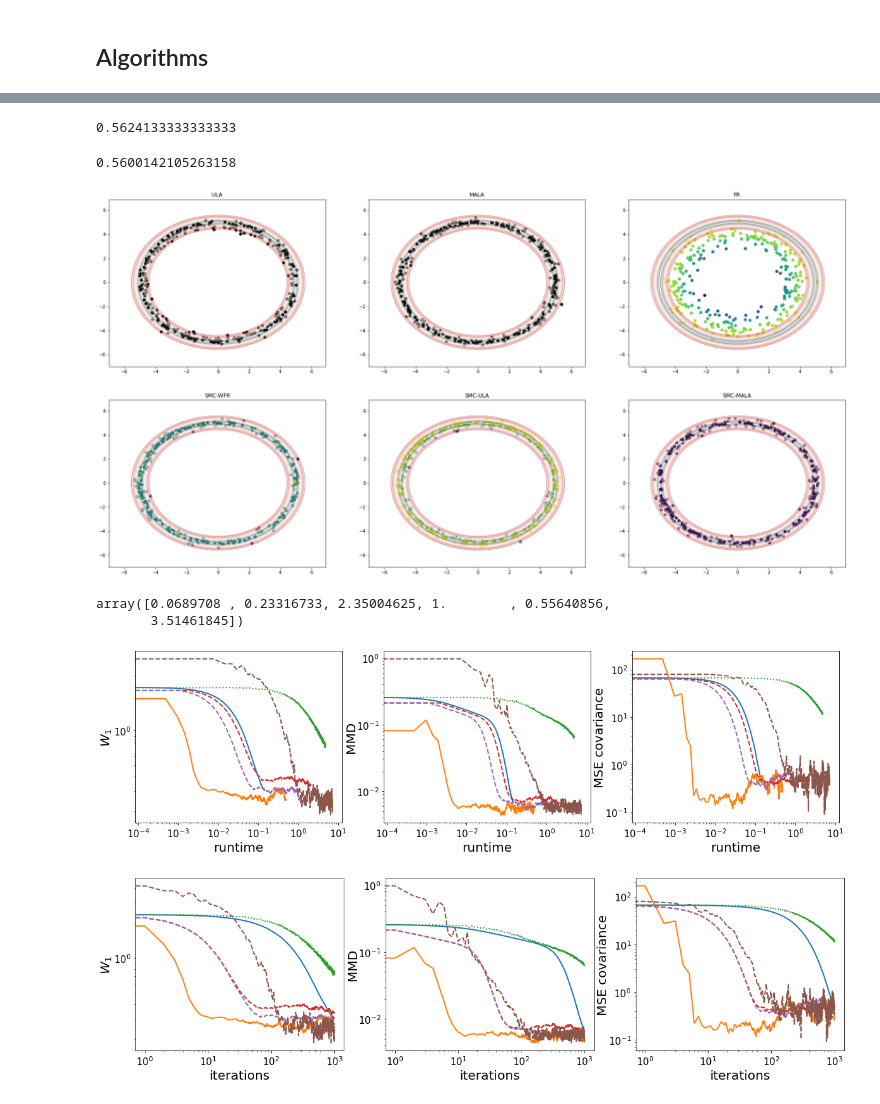
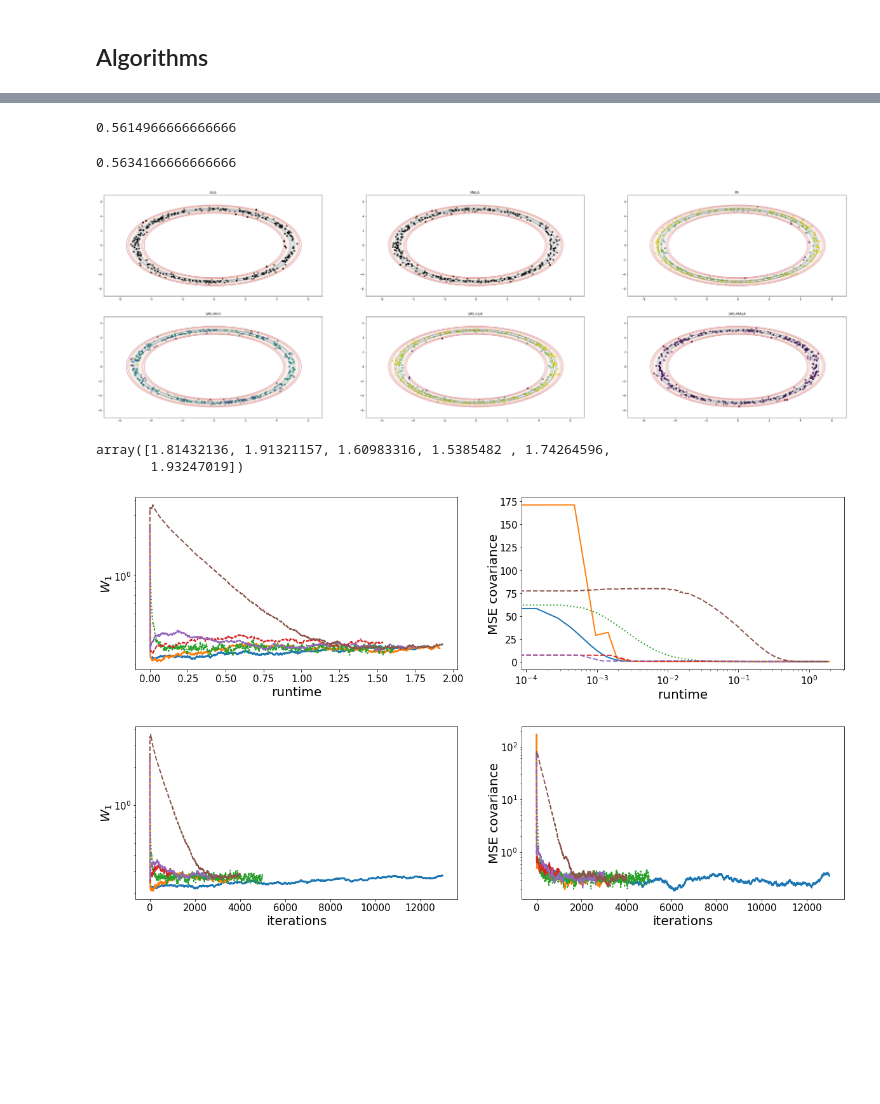
Before and after one commit to FrancescaCrucinio/SMC-WFR, a Jupyter notebook: Donut/Donut_FlowComparison.ipynb, the cells around one changed output, grey strips where cells are left out. Saved outputs shown, nothing was run; the diff lists cells and outputs as text; code cells hidden in the pictures; blank space fills up the shorter version.

```diff
--- a/Donut/Donut_FlowComparison.ipynb
+++ b/Donut/Donut_FlowComparison.ipynb
@@ -39,11 +42,11 @@ true_sample = 16*np.random.uniform(size = (100000, d))-8
 true_weight = rs.exp_and_normalise(algo.logpi_donut(true_sample.T, ystar, sigma))
 # %%
 Niter = 1000
-gamma = 0.0001
+gamma = 0.005
 N = 300
 X0 = np.random.multivariate_normal(np.zeros(d), np.eye(d), size = N)
 
-nmcmc = 20
+nmcmc = 10
 # %%
 ancestors = rs.resampling('stratified', true_weight, N)
 true_sample = true_sample[ancestors, :]
@@ -55,17 +58,17 @@ plt.scatter(true_sample[:,0], true_sample[:,1]);
 # %%
 true_variance = np.cov(true_sample, rowvar = False)
 # %%
-Niter_ula = Niter
-Niter_mala = Niter
-Niter_fr = Niter
-Niter_smcula = Niter
-Niter_smcmala = Niter
+Niter_ula = 13*Niter
+Niter_mala = 4*Niter
+Niter_fr = 5*Niter
+Niter_smcula = 3*Niter
+Niter_smcmala = 4*Niter
 # %%
 gamma_mala = 0.055
 gamma_smcmala = 0.055
 # %%
 Nalgo = 6
-Nrep = 5
+Nrep = 50
 
 ula_chain = np.zeros((Nrep, Niter_ula, d, N))
 mala_chain = np.zeros((Nrep, Niter_mala, d, N))
@@ -93,7 +96,7 @@ for i in range(Nrep):
     runtime[i, 1] = end-start
     ## SMC-FR
     start = time.time()
-    fr_x[i,:], fr_w[i,:] = algo.SMC_FR(gamma, Niter_fr, ystar, sigma, X0, nmcmc)
+    fr_x[i,:], fr_w[i,:] = algo.SMC_FR(gamma, Niter_fr, ystar, sigma, X0, 1)
     end = time.time()
     runtime[i, 2] = end-start
     ### SMC-WFR
@@ -108,20 +111,20 @@ for i in range(Nrep):
     runtime[i, 4] = end-start
     ### SMC-MALA
     start = time.time()
-    smcmala_x[i,:], smcmala_w[i,:], accepted_smcmala = algo.SMC_MALA(gamma_smcmala, Niter_smcmala, ystar, sigma, X0, nmcmc)
+    smcmala_x[i,:], smcmala_w[i,:], accepted_smcmala = algo.SMC_MALA(gamma_smcmala, Niter_smcmala, ystar, sigma, X0, 1)
     end = time.time()
     runtime[i, 5] = end-start
 # %%
 np.mean(np.sum(accepted_mala, axis = 0)/Niter_mala)
 # %% [output]
-0.5624133333333333
+0.5614966666666666
 # %%
 np.mean(np.sum(accepted_smcmala, axis = 0)/Niter_smcmala)
 # %% [output]
-0.5600142105263158
+0.5634166666666666
 # %%
 i = Nrep-1
-plt.figure(figsize = (12,6))
+plt.figure(figsize = (20,6))
 plt.subplot(2, 3, 1)
 plt.contour(x, y, z, 15, cmap='RdGy', alpha = 0.5)
 plt.scatter(ula_chain[i, -1, 0, :], ula_chain[i, -1, 1, :], color = 'black');
@@ -129,40 +132,40 @@ plt.title('ULA')
 plt.subplot(2, 3, 2)
 plt.contour(x, y, z, 15, cmap='RdGy', alpha = 0.5)
 plt.scatter(mala_chain[i, -1, 0, :], mala_chain[i, -1, 1, :], color = 'black');
 plt.title('MALA')
 plt.subplot(2, 3, 3)
 plt.contour(x, y, z, 15, cmap='RdGy', alpha = 0.5)
 plt.scatter(fr_x[i, -1, 0, :], fr_x[i, -1, 1, :], c = fr_w[i, -1, :]);
 plt.title('FR')
 plt.subplot(2, 3, 4)
 plt.contour(x, y, z, 15, cmap='RdGy', alpha = 0.5)
 plt.scatter(wfr_x[i, -1, 0, :], wfr_x[i, -1, 1, :], c = wfr_w[i, -1, :]);
 plt.title('SMC-WFR')
 plt.subplot(2, 3, 5)
 plt.contour(x, y, z, 15, cmap='RdGy', alpha = 0.5)
 plt.scatter(smcula_x[i, -1, 0, :], smcula_x[i, -1, 1, :], c = smcula_w[i, -1, :]);
 plt.title('SMC-ULA')
 plt.subplot(2, 3, 6)
 plt.contour(x, y, z, 15, cmap='RdGy', alpha = 0.5)
 plt.scatter(smcmala_x[i, -1, 0, :], smcmala_x[i, -1, 1, :], c = smcmala_w[i, -1, :]);
 plt.title('SMC-MALA')
 # plt.colorbar();
 plt.subplots_adjust(left=-1,
                     bottom=-1,
                     right=0.9,
                     top=0.9,
                     wspace=0.2,
                     hspace=0.2)
 plt.show()
 # plt.savefig("GaussianMixture4Modes.pdf")
 # %% [output]
-[figure, old version]
+[figure, new version]
 # %%
 avg_runtime = np.mean(runtime, axis = 0)
-avg_runtime/avg_runtime[3]
+avg_runtime
 # %% [output]
-array([0.0689708 , 0.23316733, 2.35004625, 1.        , 0.55640856,
-       3.51461845])
+array([1.81432136, 1.91321157, 1.60983316, 1.5385482 , 1.74264596,
+       1.93247019])
 # %%
 xx_ula = avg_runtime[0]/Niter_ula*np.arange(Niter_ula)
 xx_mala = avg_runtime[1]/Niter_mala*np.arange(Niter_mala)
@@ -235,8 +232,8 @@ w1_smcula_plot = np.mean(np.mean(w1_smcula, axis = 1), axis = 0)
 w1_smcmala_plot = np.mean(np.mean(w1_smcmala, axis = 1), axis = 0)
 # %%
 plt.figure(figsize = (20,5))
-plt.subplot(1, 3, 1)
-plt.loglog(xx_ula, w1_ula_plot, label = 'ULA', lw = 2)
+plt.subplot(1, 2, 1)
+plt.semilogy(xx_ula, w1_ula_plot, label = 'ULA', lw = 2)
 plt.plot(xx_mala, w1_mala_plot, label = 'MALA', lw = 2)
 plt.plot(xx_fr, w1_fr_plot, label = 'SMC-tempering', lw = 2, linestyle = 'dotted')
 plt.plot(xx_wfr, w1_wfr_plot, label = 'SMC-WFR', lw = 2, linestyle = 'dashed')
@@ -246,19 +243,8 @@ plt.xlabel('runtime', fontsize = 20)
 plt.ylabel('$W_1$', fontsize = 20, labelpad=-1)
 plt.xticks(fontsize=15);
 plt.yticks(fontsize=15);
-plt.subplot(1, 3, 2)
-plt.loglog(xx_ula, np.mean(mmd_ula, axis = 0), lw = 2)
-plt.plot(xx_mala, np.mean(mmd_mala, axis = 0), lw = 2)
-plt.plot(xx_fr, np.mean(mmd_fr, axis = 0), lw = 2, linestyle = 'dotted')
-plt.plot(xx_wfr, np.mean(mmd_wfr, axis = 0), lw = 2, linestyle = 'dashed')
-plt.plot(xx_smcula, np.mean(mmd_smcula, axis = 0), lw = 2, linestyle = 'dashed')
-plt.plot(xx_smcmala, np.mean(mmd_smcmala, axis = 0), lw = 2, linestyle = 'dashed')
-plt.xlabel('runtime', fontsize = 20)
-plt.ylabel('MMD', fontsize = 20, labelpad=-1)
-plt.xticks(fontsize=15);
-plt.yticks(fontsize=15);
-plt.subplot(1, 3, 3)
-plt.loglog(xx_ula, np.mean(cov_ula, axis = 0), lw = 2)
+plt.subplot(1, 2, 2)
+plt.semilogx(xx_ula, np.mean(cov_ula, axis = 0), lw = 2)
 plt.plot(xx_mala, np.mean(cov_mala, axis = 0), lw = 2)
 plt.plot(xx_fr, np.mean(cov_fr, axis = 0), lw = 2, linestyle = 'dotted')
 plt.plot(xx_wfr, np.mean(cov_wfr, axis = 0), lw = 2, linestyle = 'dashed')
@@ -268,13 +254,13 @@ plt.xlabel('runtime', fontsize = 20)
 plt.ylabel('MSE covariance', fontsize = 20, labelpad=-1)
 plt.xticks(fontsize=15);
 plt.yticks(fontsize=15);
-# plt.savefig('conv_runtime_gm_10mcmc.pdf', bbox_inches="tight")
+plt.savefig('donut_runtime.pdf', bbox_inches="tight")
 # %% [output]
-[figure, old version]
+[figure, new version]
 # %%
 plt.figure(figsize = (20,5))
-plt.subplot(1, 3, 1)
-plt.loglog(w1_ula_plot, label = 'ULA', lw = 2)
+plt.subplot(1, 2, 1)
+plt.semilogy(w1_ula_plot, label = 'ULA', lw = 2)
 plt.plot(w1_mala_plot, label = 'MALA', lw = 2)
 plt.plot(w1_fr_plot, label = 'SMC-tempering', lw = 2, linestyle = 'dotted')
 plt.plot(w1_wfr_plot, label = 'SMC-WFR', lw = 2, linestyle = 'dashed')
@@ -285,19 +271,8 @@ plt.ylabel('$W_1$', fontsize = 20, labelpad=-1)
 plt.xticks(fontsize=15);
 plt.yticks(fontsize=15);
 # legend = plt.legend(loc = 'lower center', bbox_to_anchor=(1, -0.5), ncol = 6, fontsize = 20)
-plt.subplot(1, 3, 2)
-plt.loglog(np.mean(mmd_ula, axis = 0), lw = 2)
-plt.plot(np.mean(mmd_mala, axis = 0), lw = 2)
-plt.plot(np.mean(mmd_fr, axis = 0), lw = 2, linestyle = 'dotted')
-plt.plot(np.mean(mmd_wfr, axis = 0), lw = 2, linestyle = 'dashed')
-plt.plot(np.mean(mmd_smcula, axis = 0), lw = 2, linestyle = 'dashed')
-plt.plot(np.mean(mmd_smcmala, axis = 0), lw = 2, linestyle = 'dashed')
-plt.xlabel('iterations', fontsize = 20)
-plt.ylabel('MMD', fontsize = 20, labelpad=-1)
-plt.xticks(fontsize=15);
-plt.yticks(fontsize=15);
-plt.subplot(1, 3, 3)
-plt.loglog(np.mean(cov_ula, axis = 0), lw = 2)
+plt.subplot(1, 2, 2)
+plt.semilogy(np.mean(cov_ula, axis = 0), lw = 2)
 plt.plot(np.mean(cov_mala, axis = 0), lw = 2)
 plt.plot(np.mean(cov_fr, axis = 0), lw = 2, linestyle = 'dotted')
 plt.plot(np.mean(cov_wfr, axis = 0), lw = 2, linestyle = 'dashed')
@@ -307,6 +282,6 @@ plt.xlabel('iterations', fontsize = 20)
 plt.ylabel('MSE covariance', fontsize = 20, labelpad=-1)
 plt.xticks(fontsize=15);
 plt.yticks(fontsize=15);
-# plt.savefig('conv_iter_gm_10mcmc.pdf', bbox_inches="tight")
+plt.savefig('donut_iter.pdf', bbox_inches="tight")
 # %% [output]
-[figure, old version]
+[figure, new version]
```
Also changed, not shown: parts of 7 cells of this notebook, 24 other files.
